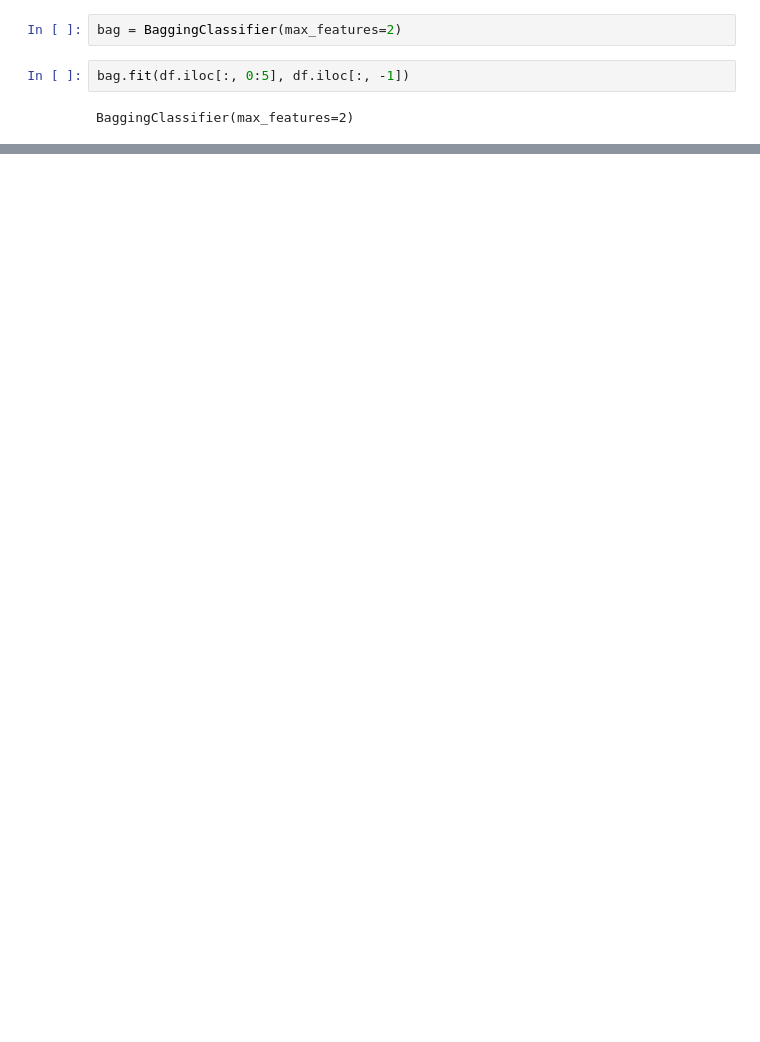
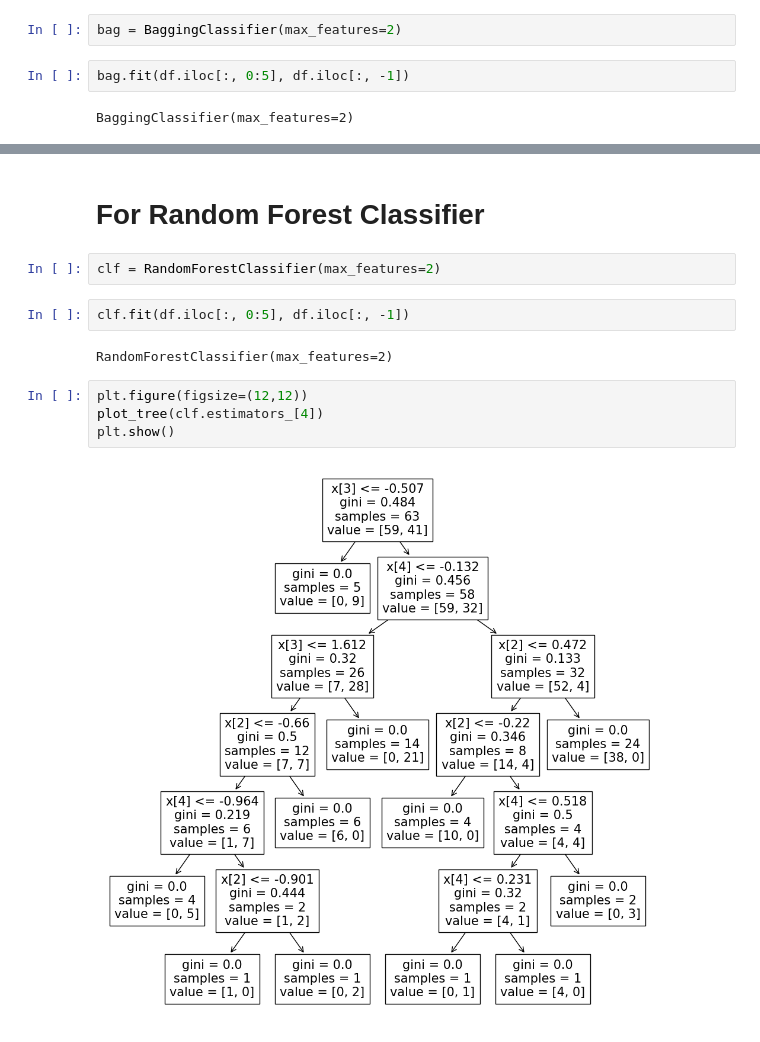
Before and after one commit to anonymous298/Machine-Learning, a Jupyter notebook: Supervised Learning/Classification/Random Forest/Bagging-Vs-Random Forest.ipynb, the cells around one changed output, grey strips where cells are left out. Saved outputs shown, nothing was run; the diff lists cells and outputs as text; blank space fills up the shorter version.

```diff
--- a/Supervised Learning/Classification/Random Forest/Bagging-Vs-Random Forest.ipynb
+++ b/Supervised Learning/Classification/Random Forest/Bagging-Vs-Random Forest.ipynb
@@ -33,0 +36,14 @@ plt.show()
+# %% [markdown]
+# **For Random Forest Classifier**
+# %%
+clf = RandomForestClassifier(max_features=2)
+# %%
+clf.fit(df.iloc[:, 0:5], df.iloc[:, -1])
+# %% [output]
+RandomForestClassifier(max_features=2)
+# %%
+plt.figure(figsize=(12,12))
+plot_tree(clf.estimators_[4])
+plt.show()
+# %% [output]
+[figure, added]
```
Also changed, not shown: parts of 3 cells of this notebook, 9 other files.
